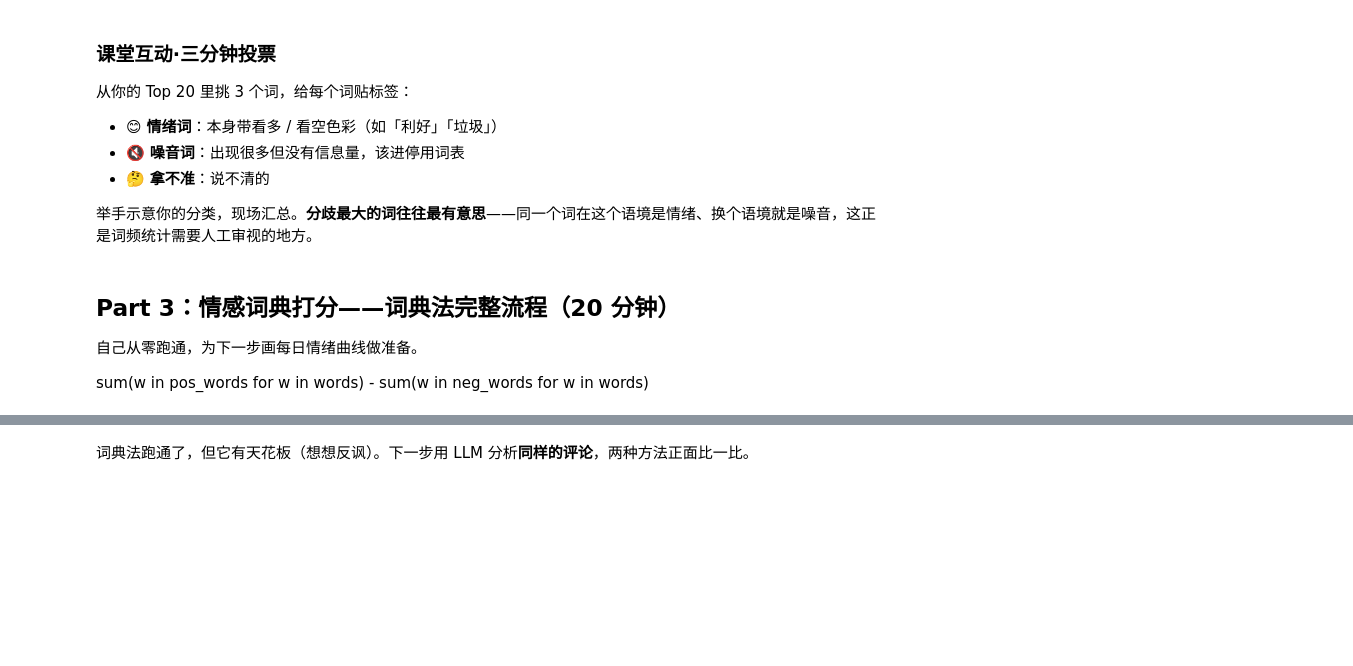
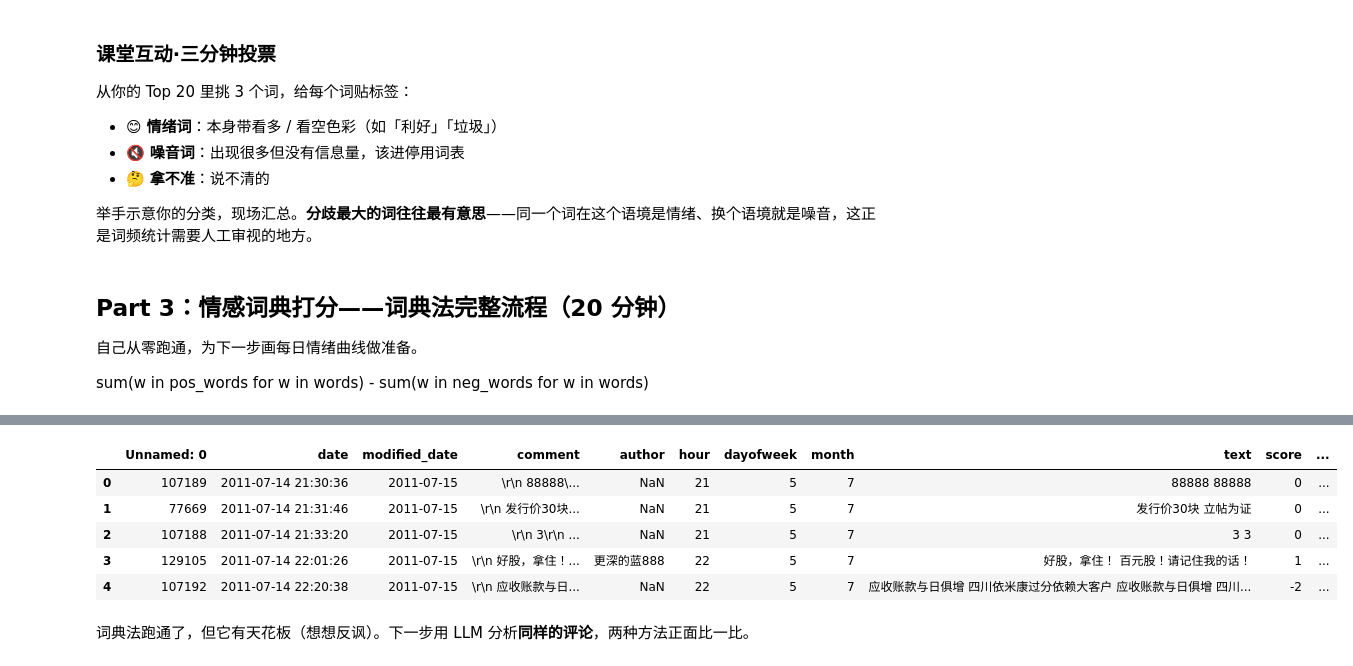
Before and after one commit to haichaozheng/my-app-2026, a Jupyter notebook: data-analysis/weeks/week09/week09-nlp-lab.ipynb, the cells around one changed output, grey strips where cells are left out. Drawn from its saved outputs; the diff is of its cells as text; code cells hidden in the pictures; blank space fills up the shorter version.

```diff
--- a/data-analysis/weeks/week09/week09-nlp-lab.ipynb
+++ b/data-analysis/weeks/week09/week09-nlp-lab.ipynb
@@ -241,3 +317,12 @@ print(df.nsmallest(3, "score")[["date", "text", "score"]].to_string())
+# %%
+df.head()
+# %% [output]
+|  | Unnamed: 0 | date | modified_date | comment | author | hour | dayofweek | month | text | score | ... |
+| 0 | 107189 | 2011-07-14 21:30:36 | 2011-07-15 | \r\n 88888\... | NaN | 21 | 5 | 7 | 88888 88888 | 0 | ... |
+| 1 | 77669 | 2011-07-14 21:31:46 | 2011-07-15 | \r\n 发行价30块... | NaN | 21 | 5 | 7 | 发行价30块 立帖为证 | 0 | ... |
+| 2 | 107188 | 2011-07-14 21:33:20 | 2011-07-15 | \r\n 3\r\n ... | NaN | 21 | 5 | 7 | 3 3 | 0 | ... |
+| 3 | 129105 | 2011-07-14 22:01:26 | 2011-07-15 | \r\n 好股，拿住！... | 更深的蓝888 | 22 | 5 | 7 | 好股，拿住！ 百元股！请记住我的话！ | 1 | ... |
+| 4 | 107192 | 2011-07-14 22:20:38 | 2011-07-15 | \r\n 应收账款与日... | NaN | 22 | 5 | 7 | 应收账款与日俱增 四川依米康过分依赖大客户 应收账款与日俱增 四川... | -2 | ... |
 # %% [markdown]
 词典法跑通了，但它有天花板（想想反讽）。下一步用 LLM 分析**同样的评论**，两种方法正面比一比。
 # %% [markdown]
```
Also changed, not shown: parts of 23 cells of this notebook, 12 other files.
